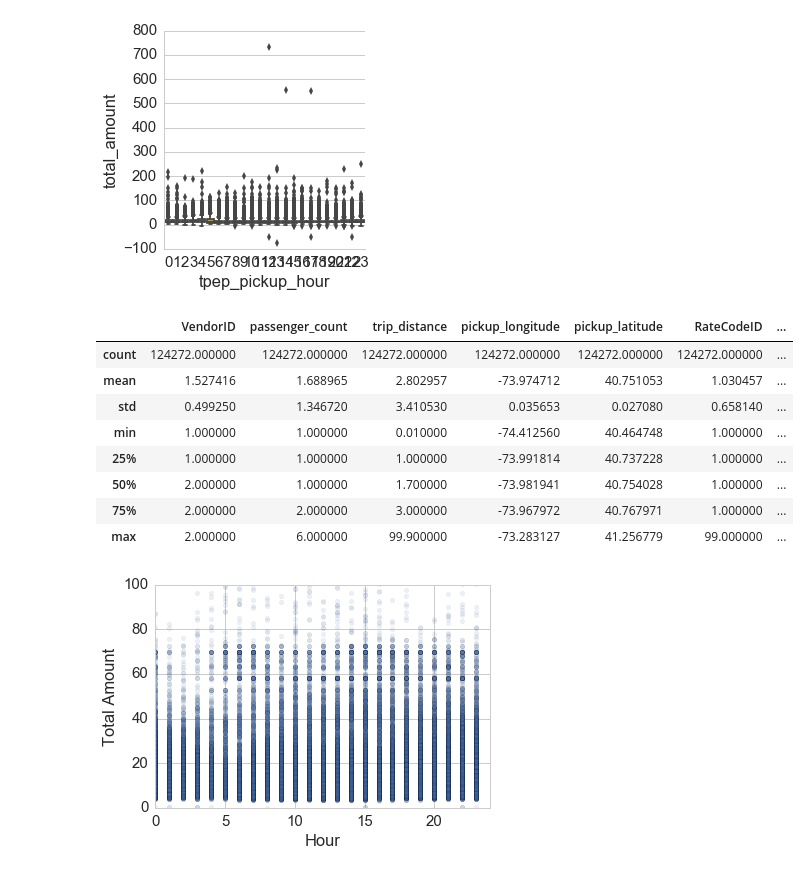
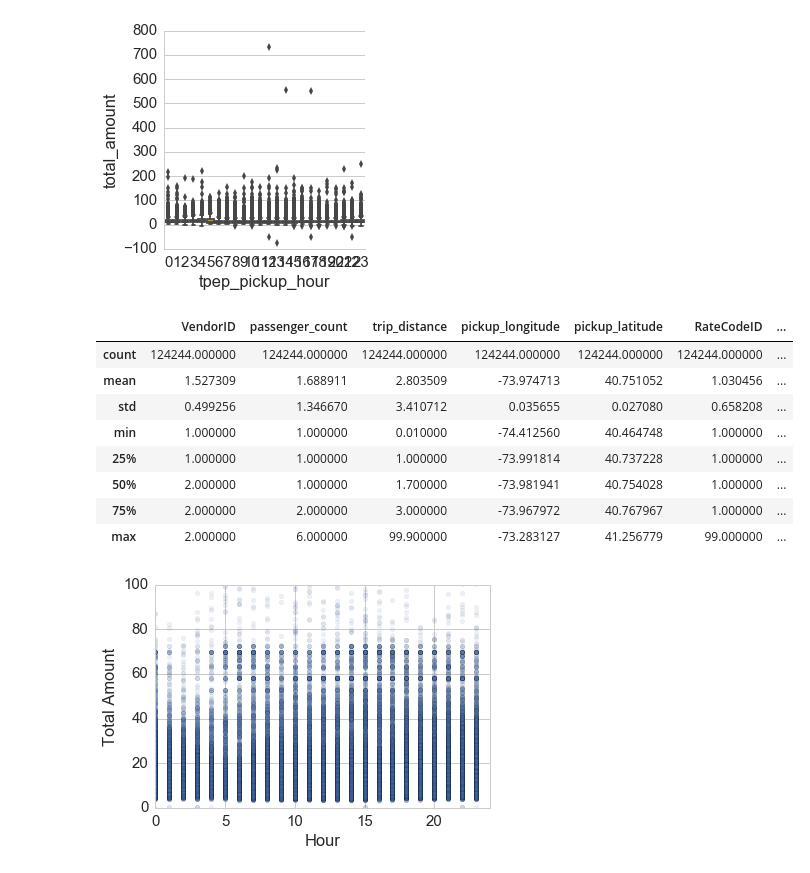
Before and after one commit to rajashreebaradur/DataScienceGA_Final_Project, a Jupyter notebook: project-files/file_1.ipynb, the cells around one changed output. Drawn from its saved outputs; the diff is of its cells as text; code cells hidden in the pictures.

```diff
--- a/project-files/file_1.ipynb
+++ b/project-files/file_1.ipynb
@@ -149,20 +148,19 @@ sns.factorplot(
 # %%
 df = df[df['pickup_longitude']!= 0]
 df = df[df['passenger_count']!= 0]
 df = df[df['trip_distance']!= 0]
 df = df[df['dropoff_longitude']!= 0]
-#df = df[df['total_amount'] > 0]
-#df = df[df['trip_distance']!= 0]
+df = df[df['total_amount'] > 0]
 df.describe()
 # %% [output]
 |  | VendorID | passenger_count | trip_distance | pickup_longitude | pickup_latitude | RateCodeID | ... |
-| count | 124272.000000 | 124272.000000 | 124272.000000 | 124272.000000 | 124272.000000 | 124272.000000 | ... |
-| mean | 1.527416 | 1.688965 | 2.802957 | -73.974712 | 40.751053 | 1.030457 | ... |
-| std | 0.499250 | 1.346720 | 3.410530 | 0.035653 | 0.027080 | 0.658140 | ... |
+| count | 124244.000000 | 124244.000000 | 124244.000000 | 124244.000000 | 124244.000000 | 124244.000000 | ... |
+| mean | 1.527309 | 1.688911 | 2.803509 | -73.974713 | 40.751052 | 1.030456 | ... |
+| std | 0.499256 | 1.346670 | 3.410712 | 0.035655 | 0.027080 | 0.658208 | ... |
 | min | 1.000000 | 1.000000 | 0.010000 | -74.412560 | 40.464748 | 1.000000 | ... |
 | 25% | 1.000000 | 1.000000 | 1.000000 | -73.991814 | 40.737228 | 1.000000 | ... |
 | 50% | 2.000000 | 1.000000 | 1.700000 | -73.981941 | 40.754028 | 1.000000 | ... |
-| 75% | 2.000000 | 2.000000 | 3.000000 | -73.967972 | 40.767971 | 1.000000 | ... |
+| 75% | 2.000000 | 2.000000 | 3.000000 | -73.967972 | 40.767967 | 1.000000 | ... |
 | max | 2.000000 | 6.000000 | 99.900000 | -73.283127 | 41.256779 | 99.000000 | ... |
 # %%
 df.plot(kind ='scatter', x='tpep_pickup_hour', y='total_amount', alpha=0.1)
```
Also changed, not shown: parts of 6 cells of this notebook.
